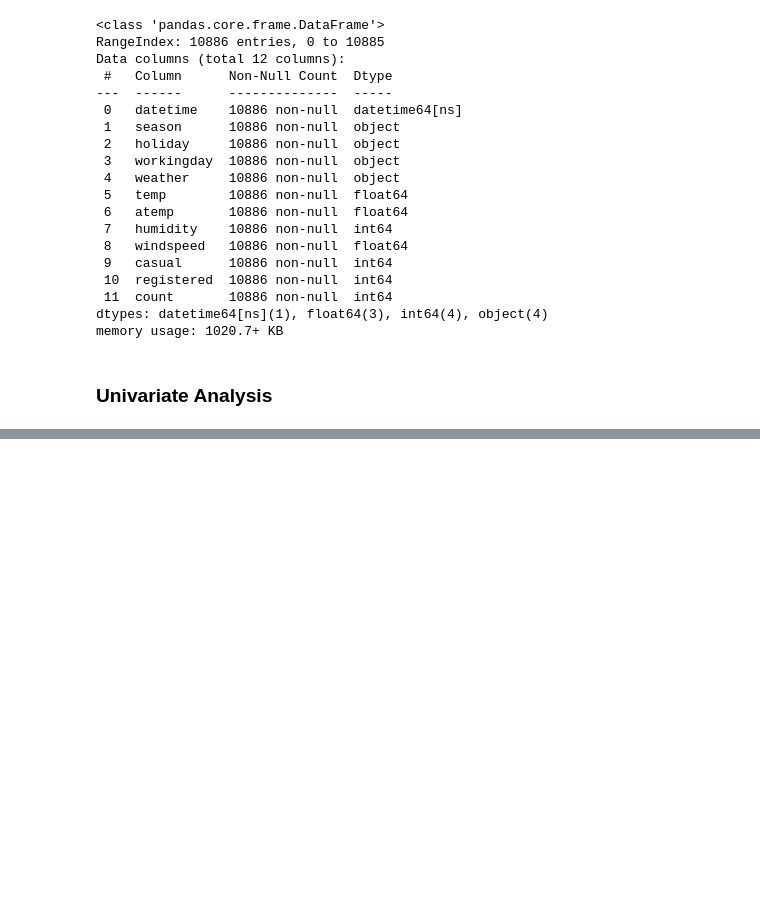
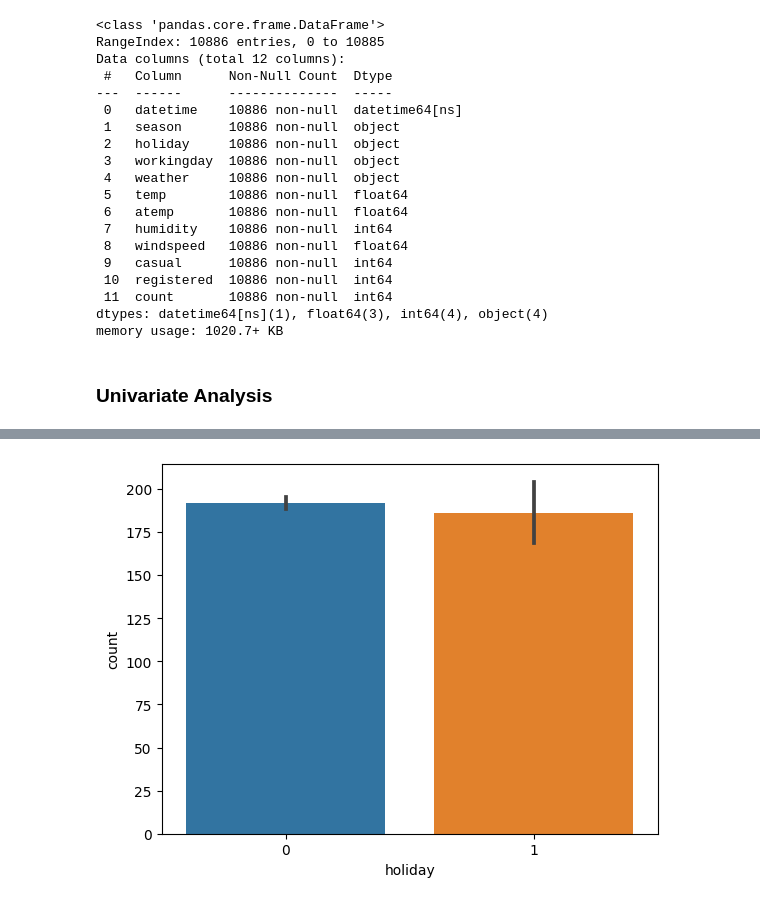
Before and after one commit to Rhy-Shah/Yulu_Hypothesis_Testing, a Jupyter notebook: yulu.ipynb, the cells around one changed output, grey strips where cells are left out. Saved outputs shown, nothing was run; the diff lists cells and outputs as text; code cells hidden in the pictures; blank space fills up the shorter version.

```diff
--- a/yulu.ipynb
+++ b/yulu.ipynb
@@ -128,0 +135,5 @@ memory usage: 1020.7+ KB
+# %%
+sns.barplot(x='holiday', y='count', data=df)
+plt.show()
+# %% [output]
+[figure, added]
```
Also changed, not shown: parts of 3 cells of this notebook.
